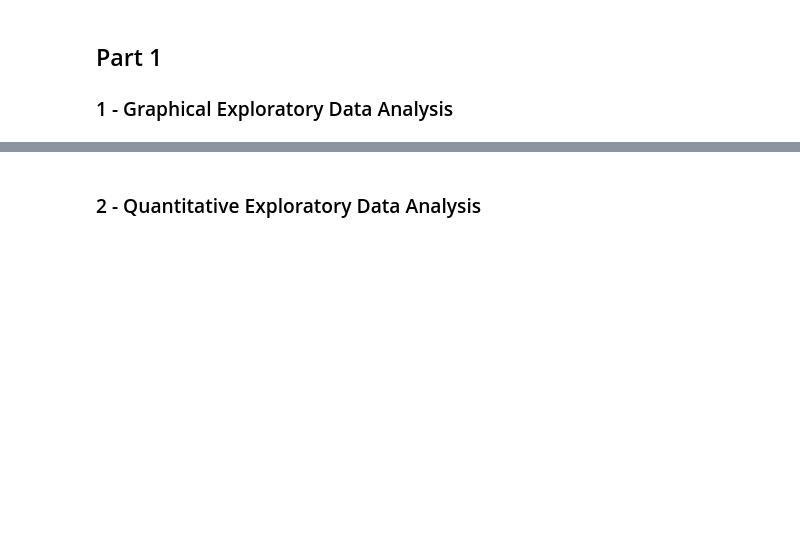
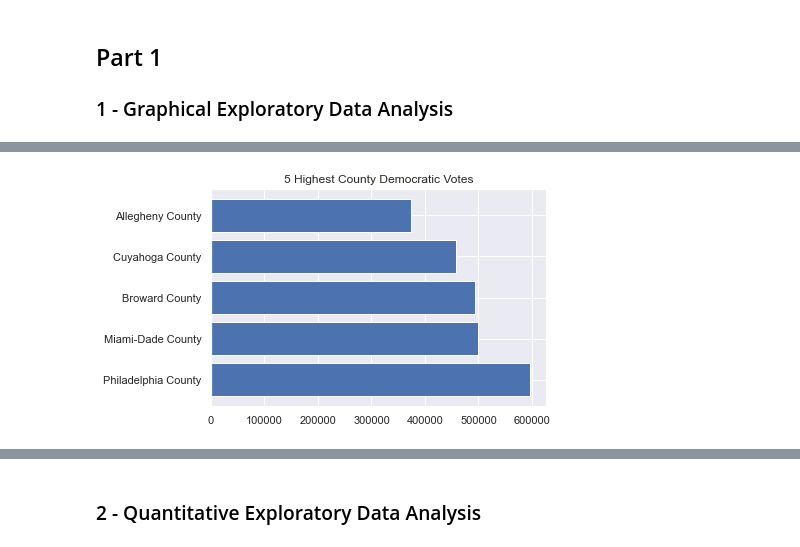
Before and after one commit to fajhrinazgul/Sentinel, a Jupyter notebook: Ch.6 - Programming Mathematics/Statistical Thinking.ipynb, the cells around one changed output, grey strips where cells are left out. Saved outputs shown, nothing was run; the diff lists cells and outputs as text; code cells hidden in the pictures; blank space fills up the shorter version.

```diff
--- a/Ch.6 - Programming Mathematics/Statistical Thinking.ipynb
+++ b/Ch.6 - Programming Mathematics/Statistical Thinking.ipynb
@@ -2,3 +2,15 @@
 ## Part 1
 
 ### 1 - Graphical Exploratory Data Analysis
+# %%
+import matplotlib.pyplot as plt
+import seaborn as sns
+import pandas as pd
+import numpy as np
+
+sns.set()
+# %%
+url = "https://raw.githubusercontent.com/SophrosyneEunoia/Shockwave/main/2008_swing_states.csv"
+
+df_swing = pd.read_csv(url)
+df_swing.head()
@@ -4,0 +26,4 @@
+# %%
+v1 = df_swing.sort_values(by='dem_votes',ascending=False).set_index('county')
+
+v1.head()
@@ -4,0 +38,11 @@
+# %%
+fig, ax = plt.subplots()
+
+x_axis = v1.head(5).index
+y_axis = v1['dem_votes'].head(5)
+
+ax.barh(x_axis, y_axis)
+ax.set_title("5 Highest County Democratic Votes")
+plt.show()
+# %% [output]
+[figure, added]
```
Also changed, not shown: parts of 9 cells of this notebook, 1 other file.
